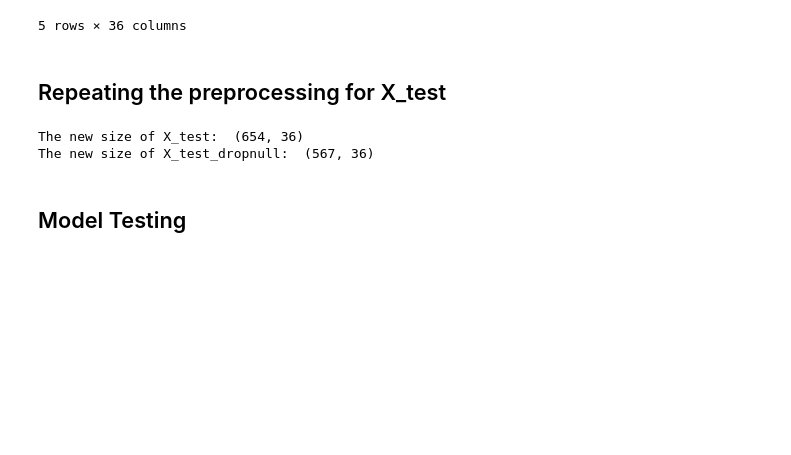
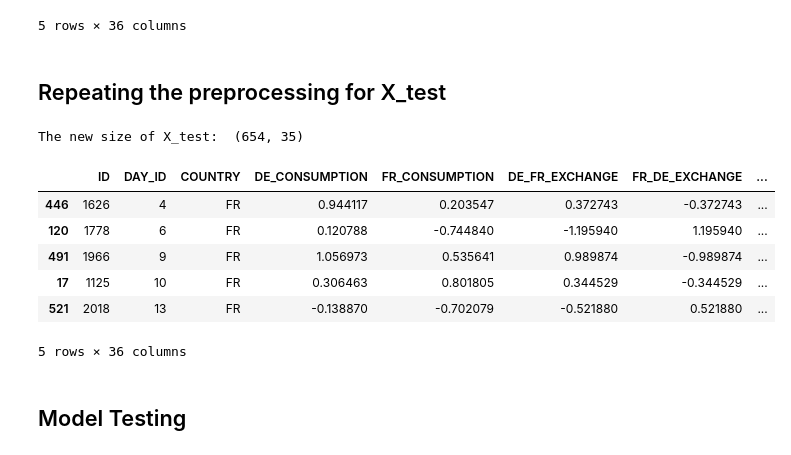
Before and after one commit to rngaili/Electricity-Price-Prediction, a Jupyter notebook: Benchmark_QRT_en.ipynb, the cells around one changed output. Drawn from its saved outputs; the diff is of its cells as text; code cells hidden in the pictures; blank space fills up the shorter version.

```diff
--- a/Benchmark_QRT_en.ipynb
+++ b/Benchmark_QRT_en.ipynb
@@ -268,34 +263,38 @@ The new size of X_train:  (1494, 35)
 # %% [markdown]
 ## Repeating the preprocessing for X_test
 # %%
-# 1. Adding a label encoding for the test dataframe
-X_test['COUNTRY_ID'] = X_test['COUNTRY'].apply(lambda x: 0 if x == 'DE' else 1)
-print("The new size of X_test: ", X_test.shape)
-
 X_test_copy = X_test.copy()
 
-# 2. Dropping the null Values
+# 1. Dropping the null Values
 X_test_dropnull = X_test_copy.dropna()
-print("The new size of X_test_dropnull: ", X_test_dropnull.shape)
 
-# 3. Replacing the missing value to 0
+# 1. Replacing the missing value to 0
 X_test_fillna = X_test_copy.fillna(0)
 
-# 4. Change the null value to moving average for different country
+# 3. Change the null value to moving average for different country
 fr_test_df = X_test[X_test['COUNTRY'] == 'FR']
 de_test_df = X_test[X_test['COUNTRY'] == 'DE']
 
-#make an order of the DAY_ID for data with ascending order Note:needs updating
 fr_test_df = fr_test_df.sort_values(by='DAY_ID')
 de_test_df = de_test_df.sort_values(by='DAY_ID')
 
 france_test_df_filled = fill_with_running_avg(fr_test_df)
+germany_test_df_filled = fill_with_running_avg(de_test_df)
 
 # Merging the two data frames
 X_test_merge= pd.concat([fr_test_df, de_test_df])
+X_test_merge['COUNTRY_ID'] = X_test_merge['COUNTRY'].apply(lambda x: 0 if x == 'DE' else 1)
+print("The new size of X_test: ", X_test.shape)
+X_test_merge.head()
 # %% [output]
-The new size of X_test:  (654, 36)
-The new size of X_test_dropnull:  (567, 36)
+The new size of X_test:  (654, 35)
+|  | ID | DAY_ID | COUNTRY | DE_CONSUMPTION | FR_CONSUMPTION | DE_FR_EXCHANGE | FR_DE_EXCHANGE | ... |
+| 446 | 1626 | 4 | FR | 0.944117 | 0.203547 | 0.372743 | -0.372743 | ... |
+| 120 | 1778 | 6 | FR | 0.120788 | -0.744840 | -1.195940 | 1.195940 | ... |
+| 491 | 1966 | 9 | FR | 1.056973 | 0.535641 | 0.989874 | -0.989874 | ... |
+| 17 | 1125 | 10 | FR | 0.306463 | 0.801805 | 0.344529 | -0.344529 | ... |
+| 521 | 2018 | 13 | FR | -0.138870 | -0.702079 | -0.521880 | 0.521880 | ... |
+5 rows × 36 columns
 # %% [markdown]
 ## Model Testing
 # %% [markdown]
```
Also changed, not shown: parts of 4 cells of this notebook.
